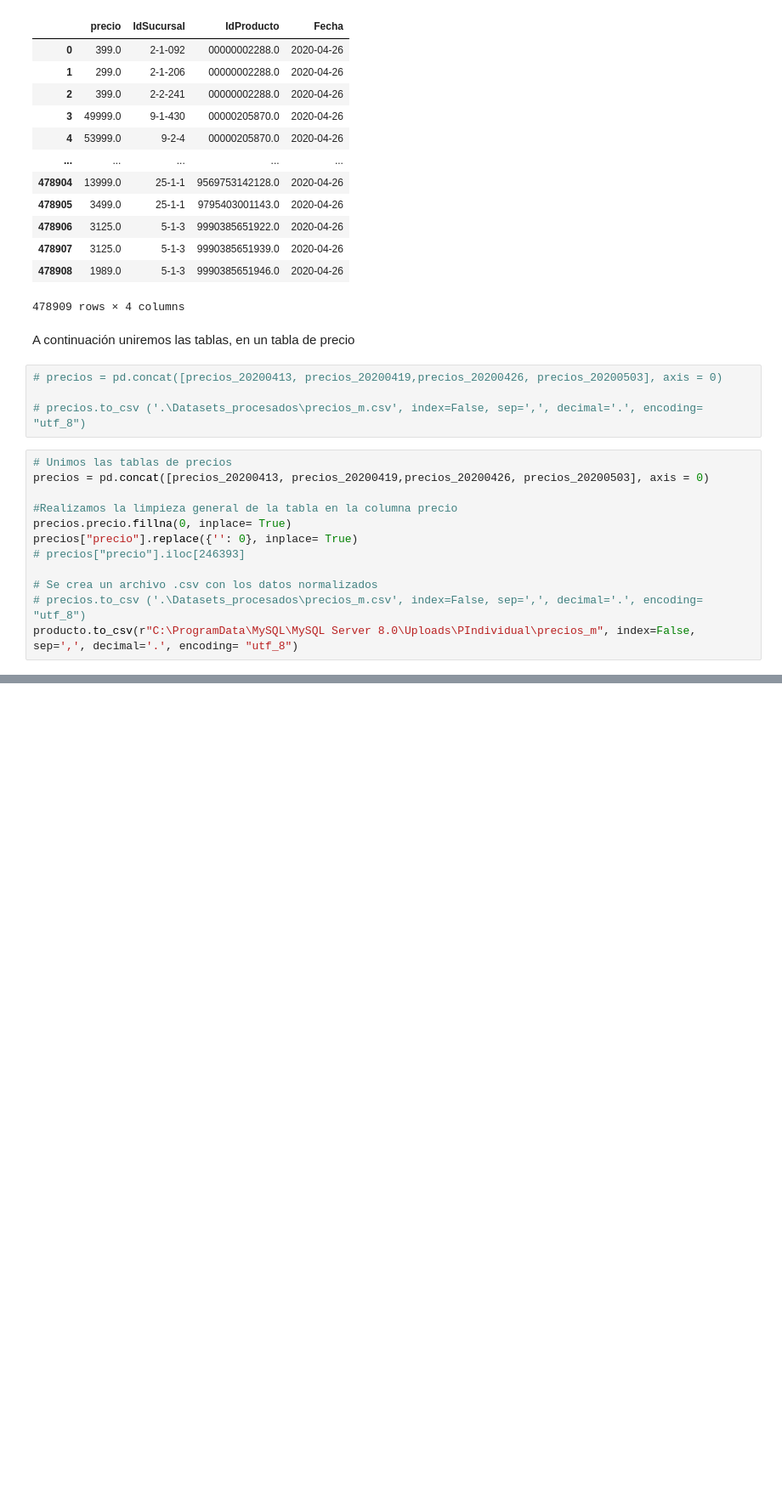
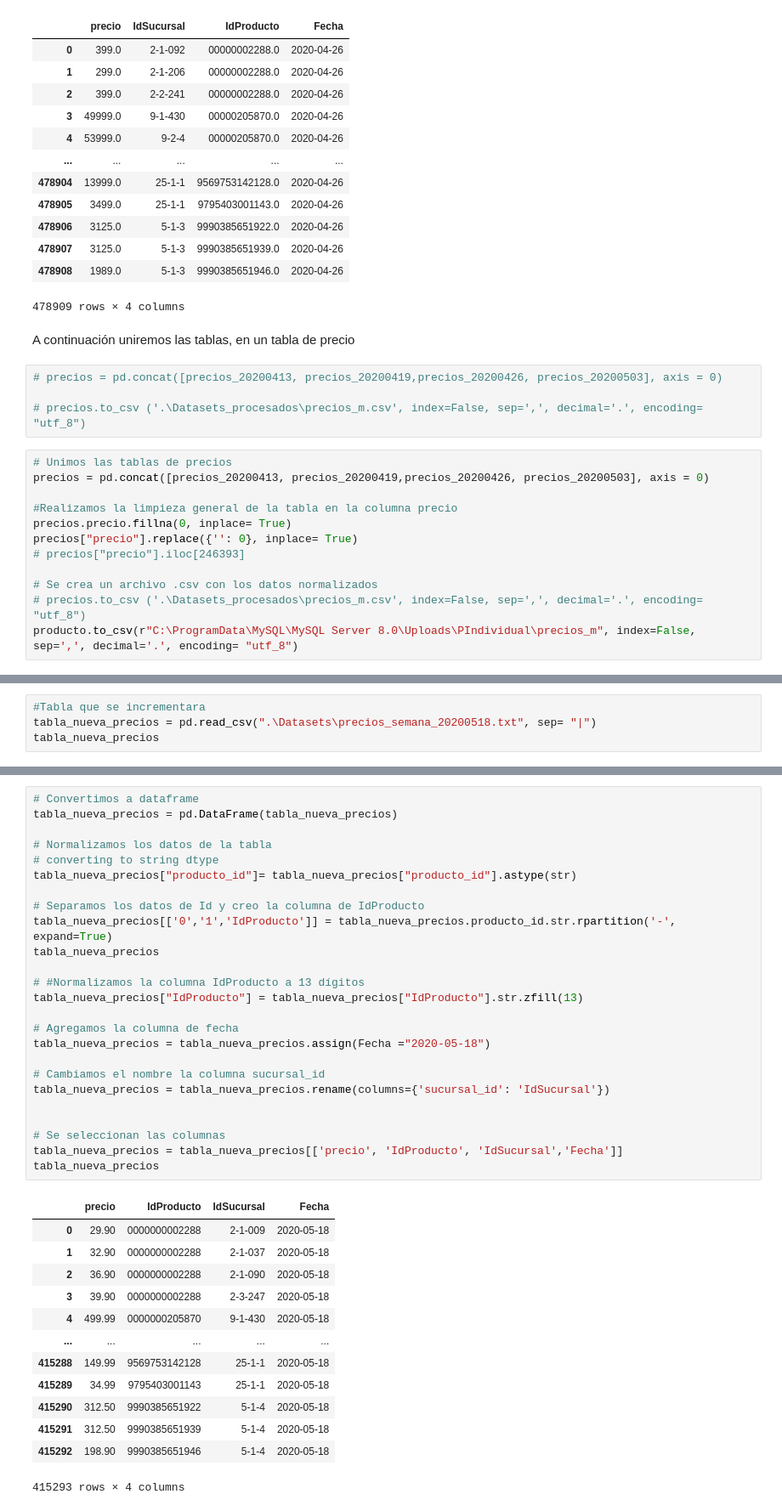
Before and after one commit to Karen-CG/Proyecto_Data_Engineer, a Jupyter notebook: Procesamiento_Datos_PI.ipynb, the cells around one changed output, grey strips where cells are left out. Shown at 85% size. Drawn from its saved outputs; the diff is of its cells as text; blank space fills up the shorter version.

```diff
--- a/Procesamiento_Datos_PI.ipynb
+++ b/Procesamiento_Datos_PI.ipynb
@@ -395,0 +419,4 @@ producto.to_csv(r"C:\ProgramData\MySQL\MySQL Server 8.0\Uploads\PIndividual\prec
+# %%
+#Tabla que se incrementara
+tabla_nueva_precios = pd.read_csv(".\Datasets\precios_semana_20200518.txt", sep= "|")
+tabla_nueva_precios
@@ -395,0 +437,39 @@ producto.to_csv(r"C:\ProgramData\MySQL\MySQL Server 8.0\Uploads\PIndividual\prec
+# %%
+# Convertimos a dataframe
+tabla_nueva_precios = pd.DataFrame(tabla_nueva_precios)
+
+# Normalizamos los datos de la tabla
+# converting to string dtype
+tabla_nueva_precios["producto_id"]= tabla_nueva_precios["producto_id"].astype(str)
+
+# Separamos los datos de Id y creo la columna de IdProducto
+tabla_nueva_precios[['0','1','IdProducto']] = tabla_nueva_precios.producto_id.str.rpartition('-', expand=True)
+tabla_nueva_precios
+
+# #Normalizamos la columna IdProducto a 13 dígitos
+tabla_nueva_precios["IdProducto"] = tabla_nueva_precios["IdProducto"].str.zfill(13)
+
+# Agregamos la columna de fecha
+tabla_nueva_precios = tabla_nueva_precios.assign(Fecha ="2020-05-18")
+
+# Cambiamos el nombre la columna sucursal_id
+tabla_nueva_precios = tabla_nueva_precios.rename(columns={'sucursal_id': 'IdSucursal'})
+
+
+# Se seleccionan las columnas
+tabla_nueva_precios = tabla_nueva_precios[['precio', 'IdProducto', 'IdSucursal','Fecha']]
+tabla_nueva_precios
+# %% [output]
+|  | precio | IdProducto | IdSucursal | Fecha |
+| 0 | 29.90 | 0000000002288 | 2-1-009 | 2020-05-18 |
+| 1 | 32.90 | 0000000002288 | 2-1-037 | 2020-05-18 |
+| 2 | 36.90 | 0000000002288 | 2-1-090 | 2020-05-18 |
+| 3 | 39.90 | 0000000002288 | 2-3-247 | 2020-05-18 |
+| 4 | 499.99 | 0000000205870 | 9-1-430 | 2020-05-18 |
+| ... | ... | ... | ... | ... |
+| 415288 | 149.99 | 9569753142128 | 25-1-1 | 2020-05-18 |
+| 415289 | 34.99 | 9795403001143 | 25-1-1 | 2020-05-18 |
+| 415290 | 312.50 | 9990385651922 | 5-1-4 | 2020-05-18 |
+| 415291 | 312.50 | 9990385651939 | 5-1-4 | 2020-05-18 |
+| 415292 | 198.90 | 9990385651946 | 5-1-4 | 2020-05-18 |
+415293 rows × 4 columns
```
Also changed, not shown: parts of 7 cells of this notebook.
